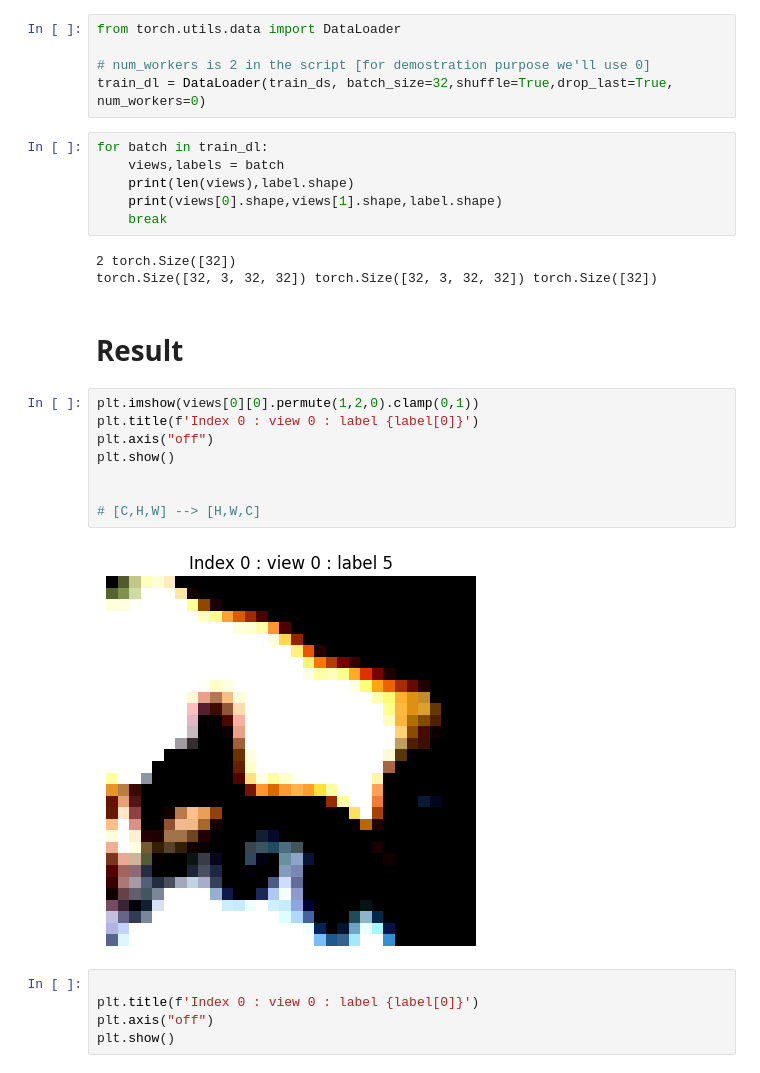
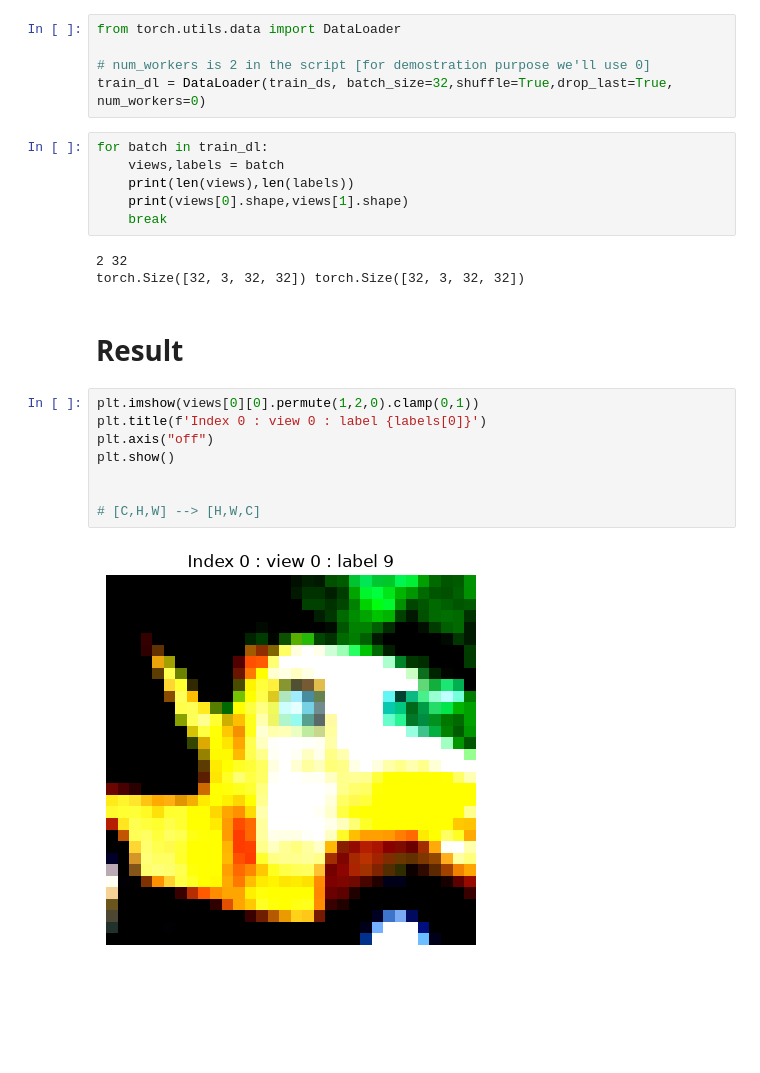
Before and after one commit to Hawar-Dzaee/eb_jepa, a Jupyter notebook: examples/my_image_jepa/notebooks/pre_training/level_0_step_1_data_exploration.ipynb, the cells around one changed output. Cells and saved outputs as stored; diff of their text form; blank space fills up the shorter version.

```diff
--- a/examples/my_image_jepa/notebooks/pre_training/level_0_step_1_data_exploration.ipynb
+++ b/examples/my_image_jepa/notebooks/pre_training/level_0_step_1_data_exploration.ipynb
@@ -328,26 +336,21 @@ train_dl = DataLoader(train_ds, batch_size=32,shuffle=True,drop_last=True, num_w
 # %%
 for batch in train_dl:
     views,labels = batch
-    print(len(views),label.shape)
-    print(views[0].shape,views[1].shape,label.shape)
+    print(len(views),len(labels))
+    print(views[0].shape,views[1].shape)
     break
 # %% [output]
-2 torch.Size([32])
-torch.Size([32, 3, 32, 32]) torch.Size([32, 3, 32, 32]) torch.Size([32])
+2 32
+torch.Size([32, 3, 32, 32]) torch.Size([32, 3, 32, 32])
 # %% [markdown]
 # Result
 # %%
 plt.imshow(views[0][0].permute(1,2,0).clamp(0,1))
-plt.title(f'Index 0 : view 0 : label {label[0]}')
+plt.title(f'Index 0 : view 0 : label {labels[0]}')
 plt.axis("off")
 plt.show()
 
 
 # [C,H,W] --> [H,W,C]
 # %% [output]
-[figure, old version]
+[figure, new version]
-# %%
-
-plt.title(f'Index 0 : view 0 : label {label[0]}')
-plt.axis("off")
-plt.show()
```
Also changed, not shown: parts of 7 cells of this notebook.
